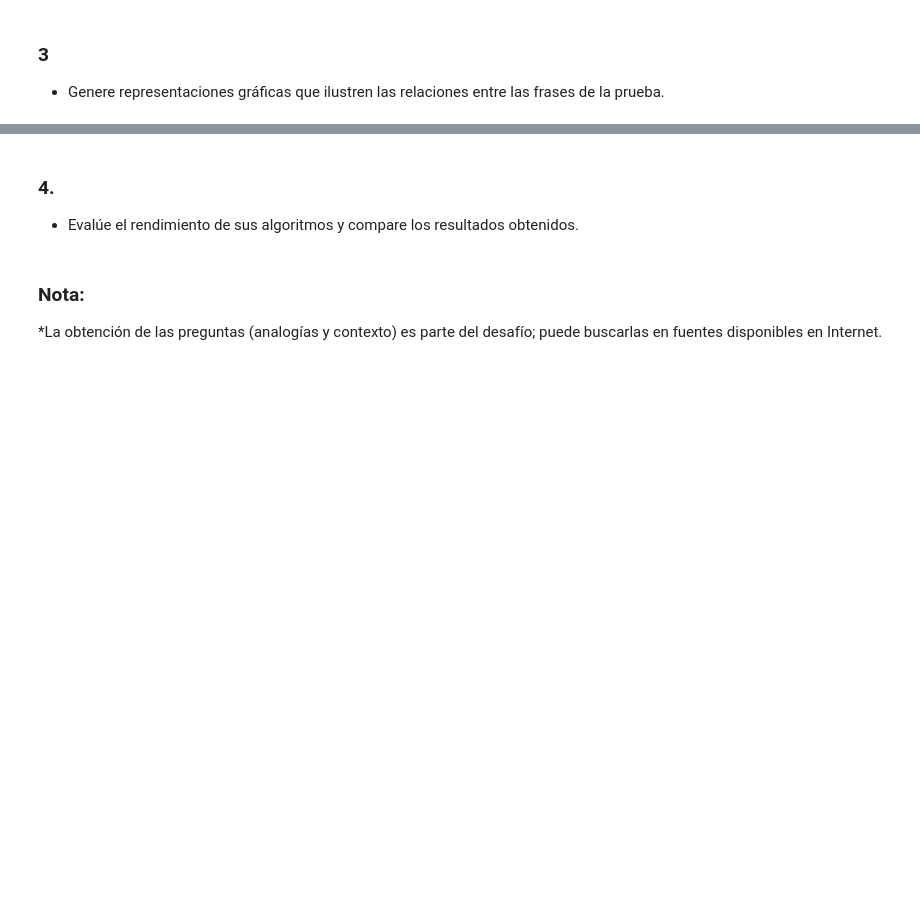
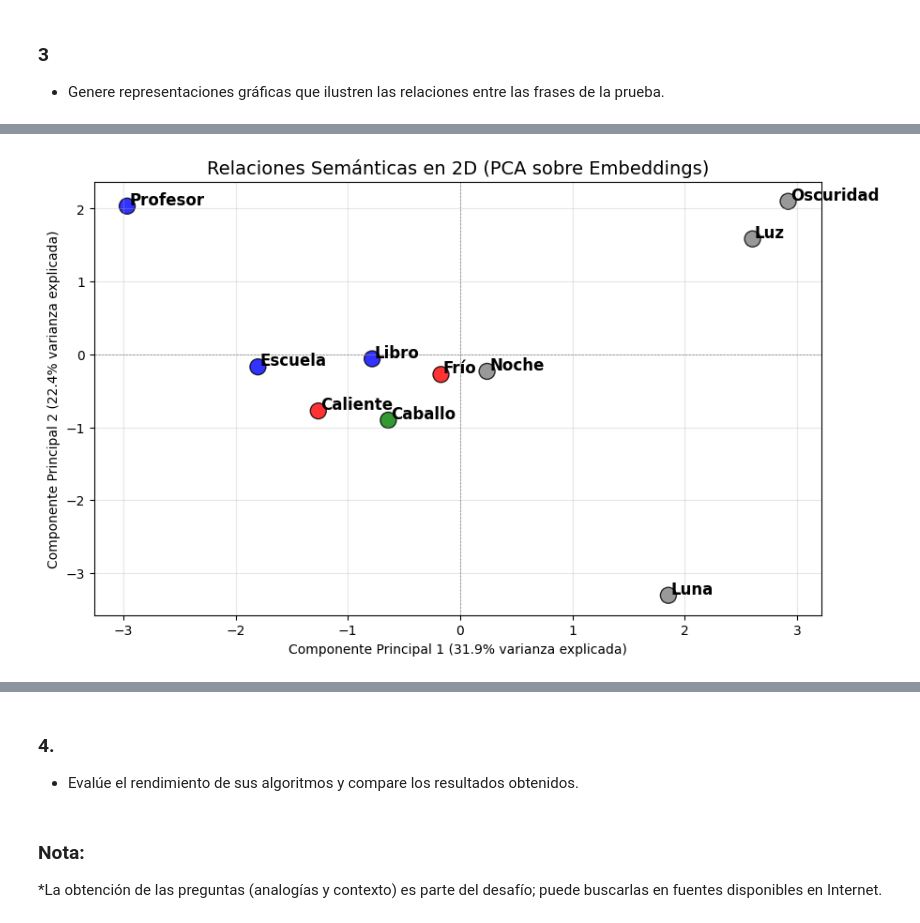
Before and after one commit to HeiderZapata/Applied-Math, a Jupyter notebook: Examen 2/Examen2-MatApl-Martinez-Zapata-Londono-Notebook.ipynb, the cells around one changed output, grey strips where cells are left out. Saved outputs shown, nothing was run; the diff lists cells and outputs as text; code cells hidden in the pictures; blank space fills up the shorter version.

```diff
--- a/Examen 2/Examen2-MatApl-Martinez-Zapata-Londono-Notebook.ipynb
+++ b/Examen 2/Examen2-MatApl-Martinez-Zapata-Londono-Notebook.ipynb
@@ -291,0 +314,44 @@ plt.show()
+# %%
+import matplotlib.pyplot as plt
+from sklearn.decomposition import PCA
+import numpy as np # Importamos numpy
+
+# 1. Definimos las palabras y creamos una lista de colores correspondientes a sus categorías
+palabras = ["Libro", "Caliente", "Frío", "Oscuridad", "Noche", "Luz", "Escuela", "Profesor", "Caballo", "Luna"]
+
+# Asignamos un color por categoría (Educación: Azul, Clima: Rojo, Noche/Luz: Gris, Animal: Verde)
+colores = ['blue', 'red', 'red', 'gray', 'gray', 'gray', 'blue', 'blue', 'green', 'gray']
+
+# 2. Obtenemos los vectores
+vectores = modelo_transformer.encode(palabras)
+
+# 3. Aplicamos PCA
+pca = PCA(n_components=2)
+vectores_2d = pca.fit_transform(vectores)
+
+# Extraemos la varianza explicada por cada componente (Concepto clave de la clase)
+var_x = pca.explained_variance_ratio_[0] * 100
+var_y = pca.explained_variance_ratio_[1] * 100
+
+# 4. Generamos el gráfico de dispersión
+plt.figure(figsize=(10, 6))
+
+# Usamos la lista de colores en el scatter (c=colores)
+plt.scatter(vectores_2d[:, 0], vectores_2d[:, 1], c=colores, s=150, alpha=0.8, edgecolors='k')
+
+# 5. Añadimos el texto
+for i, palabra in enumerate(palabras):
+    plt.annotate(palabra, (vectores_2d[i, 0] + 0.02, vectores_2d[i, 1] + 0.02), fontsize=12, fontweight='semibold')
+
+# Configuraciones estéticas
+plt.title("Relaciones Semánticas en 2D (PCA sobre Embeddings)", fontsize=14)
+# Añadimos los porcentajes de varianza a los ejes
+plt.xlabel(f"Componente Principal 1 ({var_x:.1f}% varianza explicada)")
+plt.ylabel(f"Componente Principal 2 ({var_y:.1f}% varianza explicada)")
+
+plt.axhline(0, color='gray', linestyle='--', linewidth=0.5)
+plt.axvline(0, color='gray', linestyle='--', linewidth=0.5)
+plt.grid(True, alpha=0.3)
+plt.show()
+# %% [output]
+[figure, added]
```
Also changed, not shown: parts of 8 cells of this notebook.
